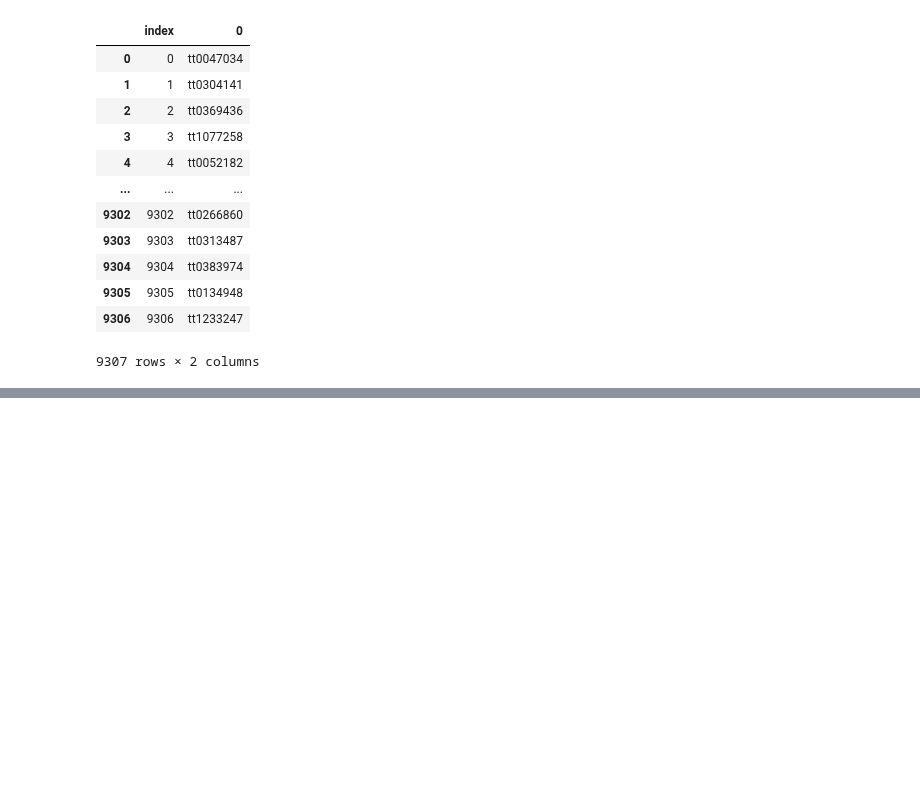
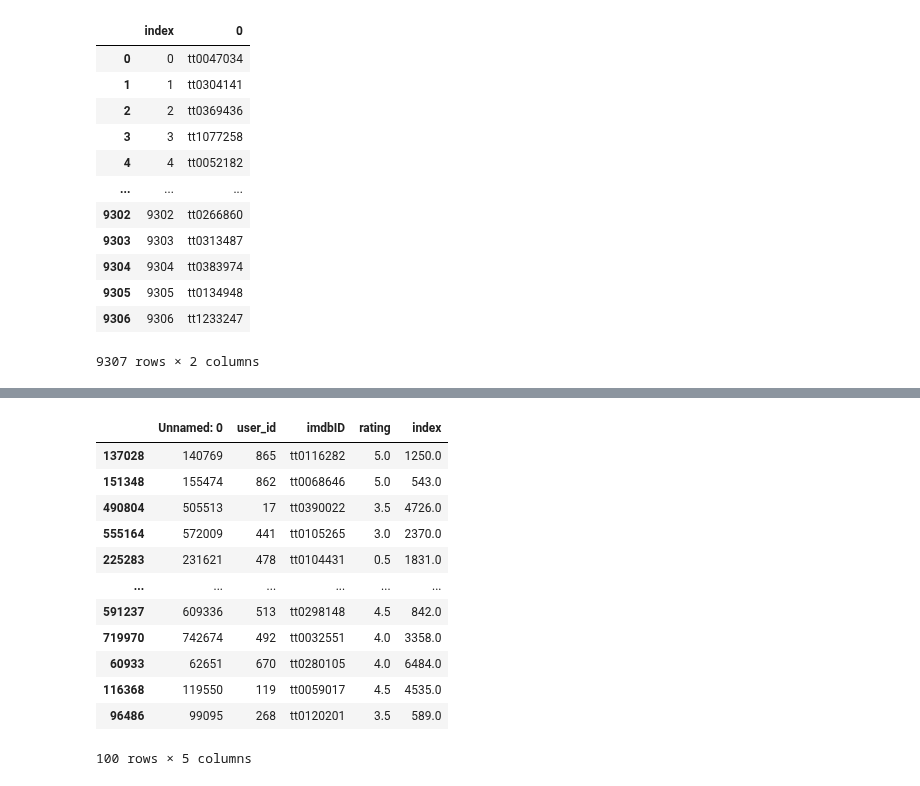
Before and after one commit to yuayixio/MovieRatingPredictor, a Jupyter notebook: notebooks/ContentbasedFiltering/ContentBasedFiltering_Try_Carmen.ipynb, the cells around one changed output, grey strips where cells are left out. Saved outputs shown, nothing was run; the diff lists cells and outputs as text; code cells hidden in the pictures; blank space fills up the shorter version.

```diff
--- a/notebooks/ContentbasedFiltering/ContentBasedFiltering_Try_Carmen.ipynb
+++ b/notebooks/ContentbasedFiltering/ContentBasedFiltering_Try_Carmen.ipynb
@@ -446,0 +492,4 @@ ratings[ratings['index'].notna()]
+# %%
+#delete ratings of movie "nomads"
+ratings = ratings[ratings['imdbID']!='tt0720339']
+ratings
@@ -446,0 +579,19 @@ ratings[ratings['index'].notna()]
+# %%
+n = 100
+test_set = ratings.sample(n)
+test_set['rating'].isna().sum()
+test_set
+# %% [output]
+|  | Unnamed: 0 | user_id | imdbID | rating | index |
+| 137028 | 140769 | 865 | tt0116282 | 5.0 | 1250.0 |
+| 151348 | 155474 | 862 | tt0068646 | 5.0 | 543.0 |
+| 490804 | 505513 | 17 | tt0390022 | 3.5 | 4726.0 |
+| 555164 | 572009 | 441 | tt0105265 | 3.0 | 2370.0 |
+| 225283 | 231621 | 478 | tt0104431 | 0.5 | 1831.0 |
+| ... | ... | ... | ... | ... | ... |
+| 591237 | 609336 | 513 | tt0298148 | 4.5 | 842.0 |
+| 719970 | 742674 | 492 | tt0032551 | 4.0 | 3358.0 |
+| 60933 | 62651 | 670 | tt0280105 | 4.0 | 6484.0 |
+| 116368 | 119550 | 119 | tt0059017 | 4.5 | 4535.0 |
+| 96486 | 99095 | 268 | tt0120201 | 3.5 | 589.0 |
+100 rows × 5 columns
```
Also changed, not shown: parts of 30 cells of this notebook, 1 other file.
